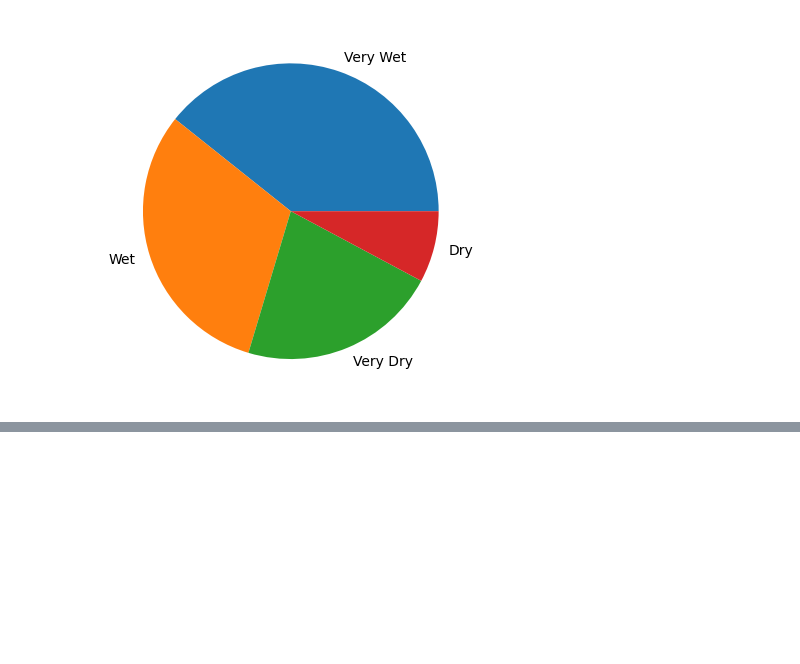
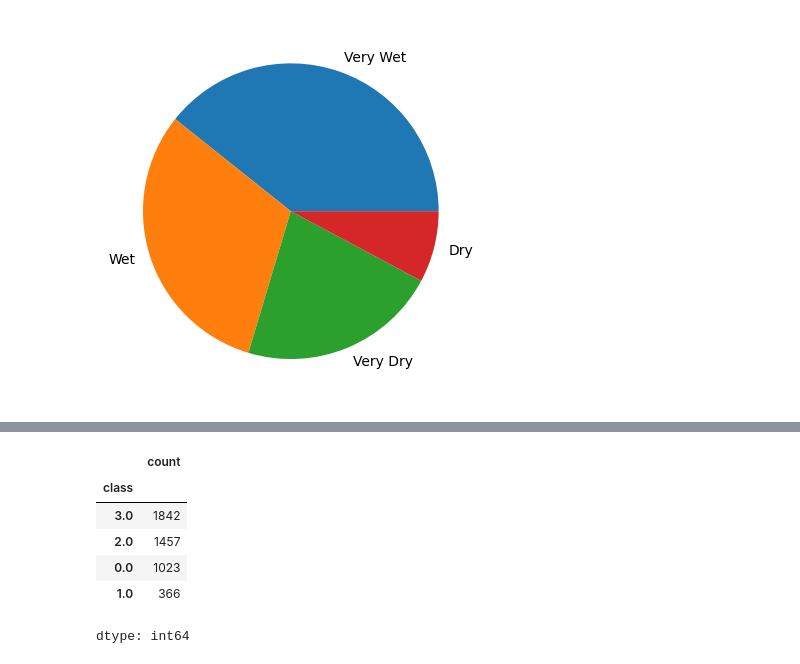
Before and after one commit to OMCHOKSI108/Smart_Agriculture_System, a Jupyter notebook: Irrigation_schedule.ipynb, the cells around one changed output, grey strips where cells are left out. Cells and saved outputs as stored; diff of their text form; code cells hidden in the pictures; blank space fills up the shorter version.

```diff
--- a/Irrigation_schedule.ipynb
+++ b/Irrigation_schedule.ipynb
@@ -172,0 +190,10 @@ plt.show()
+# %%
+modified_df['class'].value_counts()
+# %% [output]
+|  | count |
+| class |  |
+| 3.0 | 1842 |
+| 2.0 | 1457 |
+| 0.0 | 1023 |
+| 1.0 | 366 |
+dtype: int64
```
Also changed, not shown: parts of 5 cells of this notebook.
